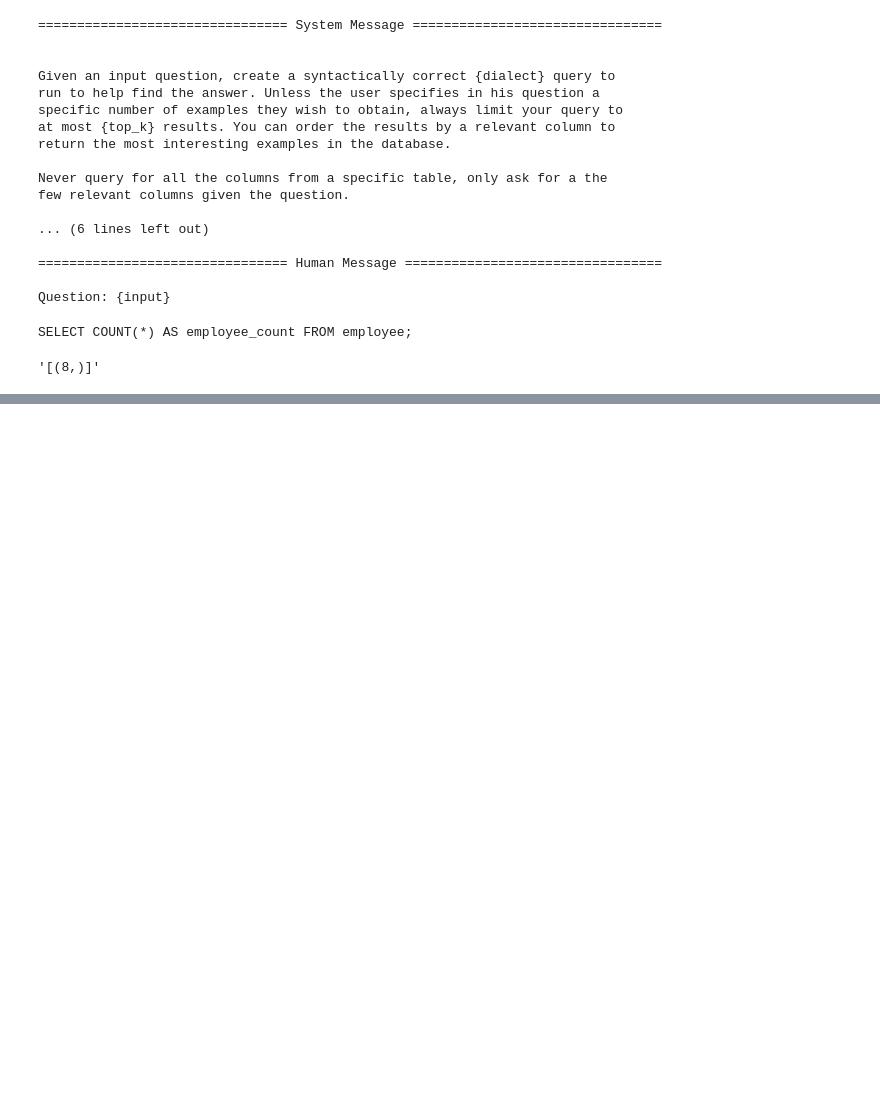
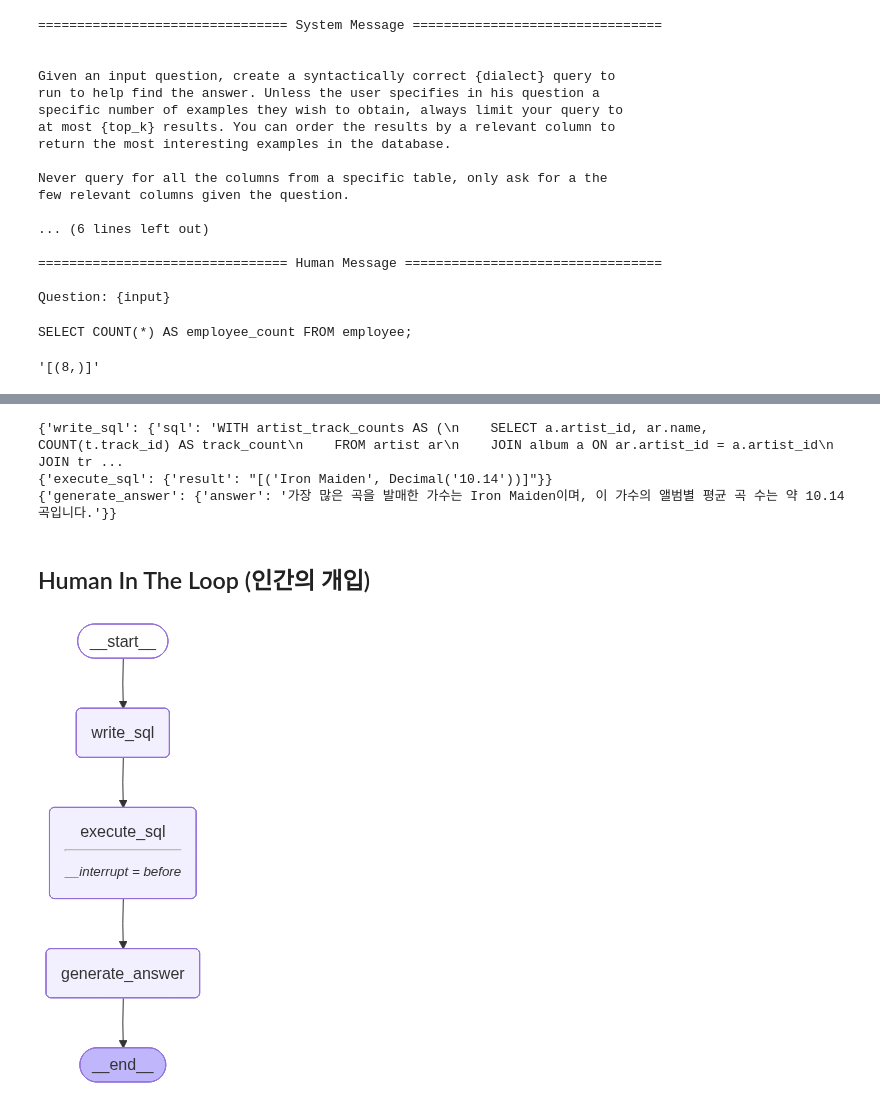
Before and after one commit to noh000/TIL, a Jupyter notebook: LLM-agent/13_SQL_conn.ipynb, the cells around one changed output, grey strips where cells are left out. Saved outputs shown, nothing was run; the diff lists cells and outputs as text; code cells hidden in the pictures; blank space fills up the shorter version.

```diff
--- a/LLM-agent/13_SQL_conn.ipynb
+++ b/LLM-agent/13_SQL_conn.ipynb
@@ -137,0 +187,24 @@ SELECT COUNT(*) AS employee_count FROM employee;
+# %%
+for step in graph.stream(
+    {'question': '곡을 가장 많이 발매한 가수의 앨범별 평균 곡 수를 알려줘'}, stream_mode='updates'
+):
+    print(step)
+# %% [output]
+{'write_sql': {'sql': 'WITH artist_track_counts AS (\n    SELECT a.artist_id, ar.name, COUNT(t.track_id) AS track_count\n    FROM artist ar\n    JOIN album a ON ar.artist_id = a.artist_id\n    JOIN tr ...
+{'execute_sql': {'result': "[('Iron Maiden', Decimal('10.14'))]"}}
+{'generate_answer': {'answer': '가장 많은 곡을 발매한 가수는 Iron Maiden이며, 이 가수의 앨범별 평균 곡 수는 약 10.14곡입니다.'}}
+# %% [markdown]
+## Human In The Loop (인간의 개입)
+# %%
+from langgraph.checkpoint.memory import MemorySaver
+
+memory = MemorySaver()
+graph = builder.compile(checkpointer=memory, interrupt_before=['execute_sql'])
+
+config = {
+    'configurable': {'thread_id': '1'}
+}
+
+display(Image(graph.get_graph().draw_mermaid_png()))
+# %% [output]
+[figure, added]
```
Also changed, not shown: parts of 14 cells of this notebook, 8 other files.
